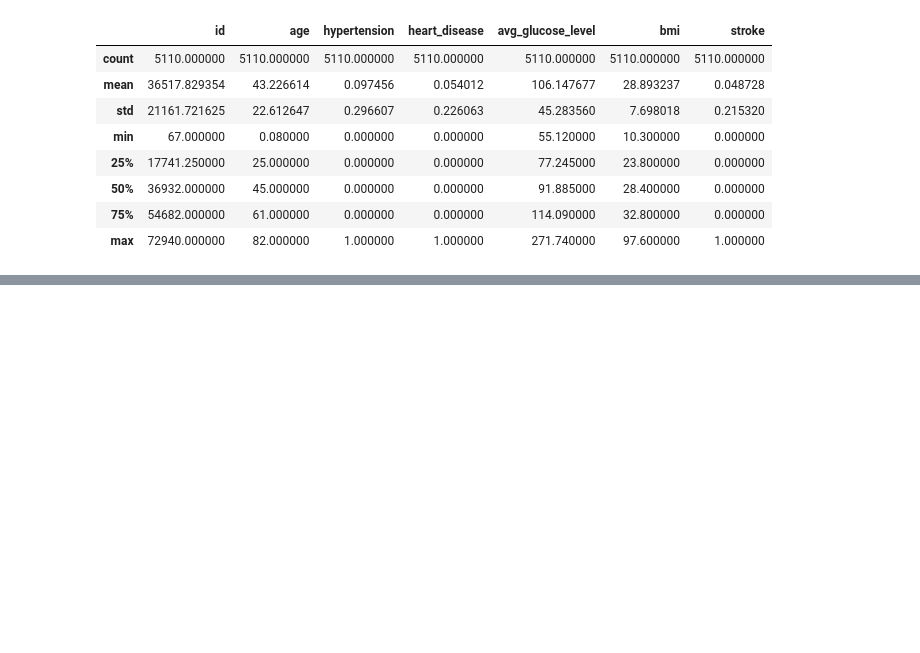
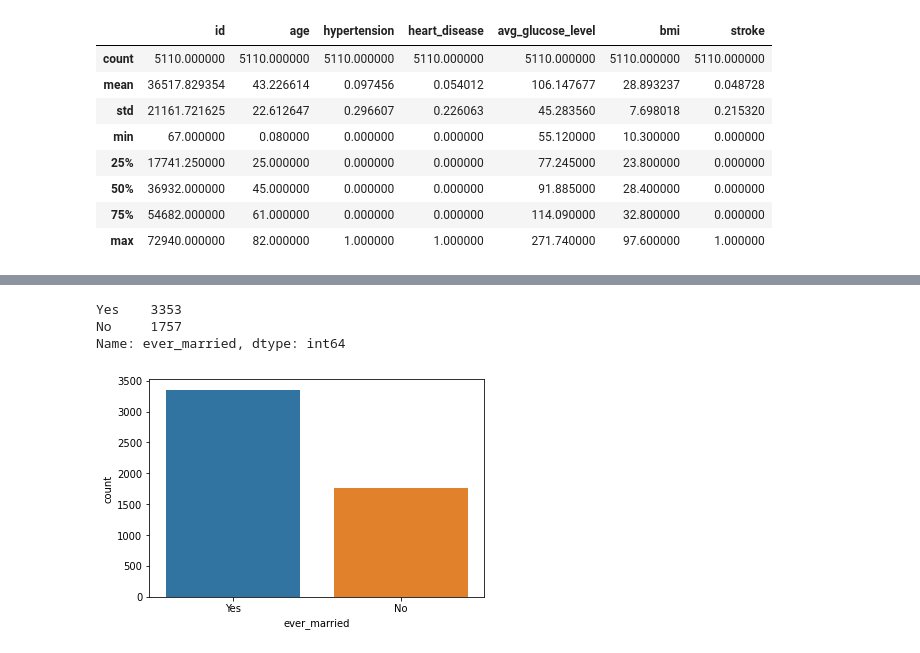
Before and after one commit to hershey99/ML_Assignment2_IT19102610_IT19105376_IT19103532_IT19078410, a Jupyter notebook: stroke_prediction.ipynb, the cells around one changed output, grey strips where cells are left out. Drawn from its saved outputs; the diff is of its cells as text; code cells hidden in the pictures; blank space fills up the shorter version.

```diff
--- a/stroke_prediction.ipynb
+++ b/stroke_prediction.ipynb
@@ -95,0 +115,9 @@ df_train.describe()
+# %%
+print(df_train.ever_married.value_counts())
+ax = sns.countplot(data=df_train, x="ever_married")
+plt.show()
+# %% [output]
+Yes    3353
+No     1757
+Name: ever_married, dtype: int64
+[figure, added]
```
Also changed, not shown: parts of 6 cells of this notebook.
